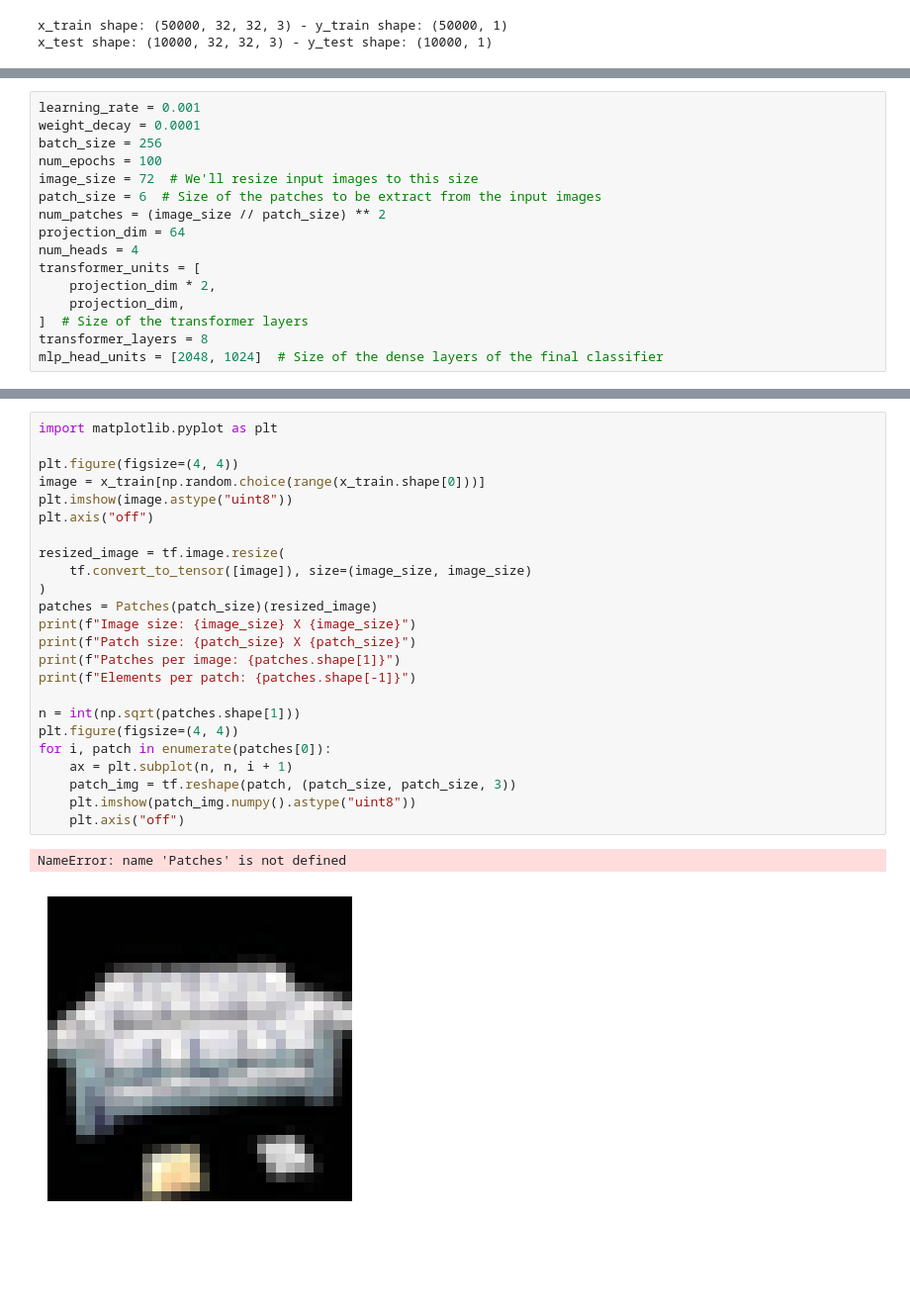
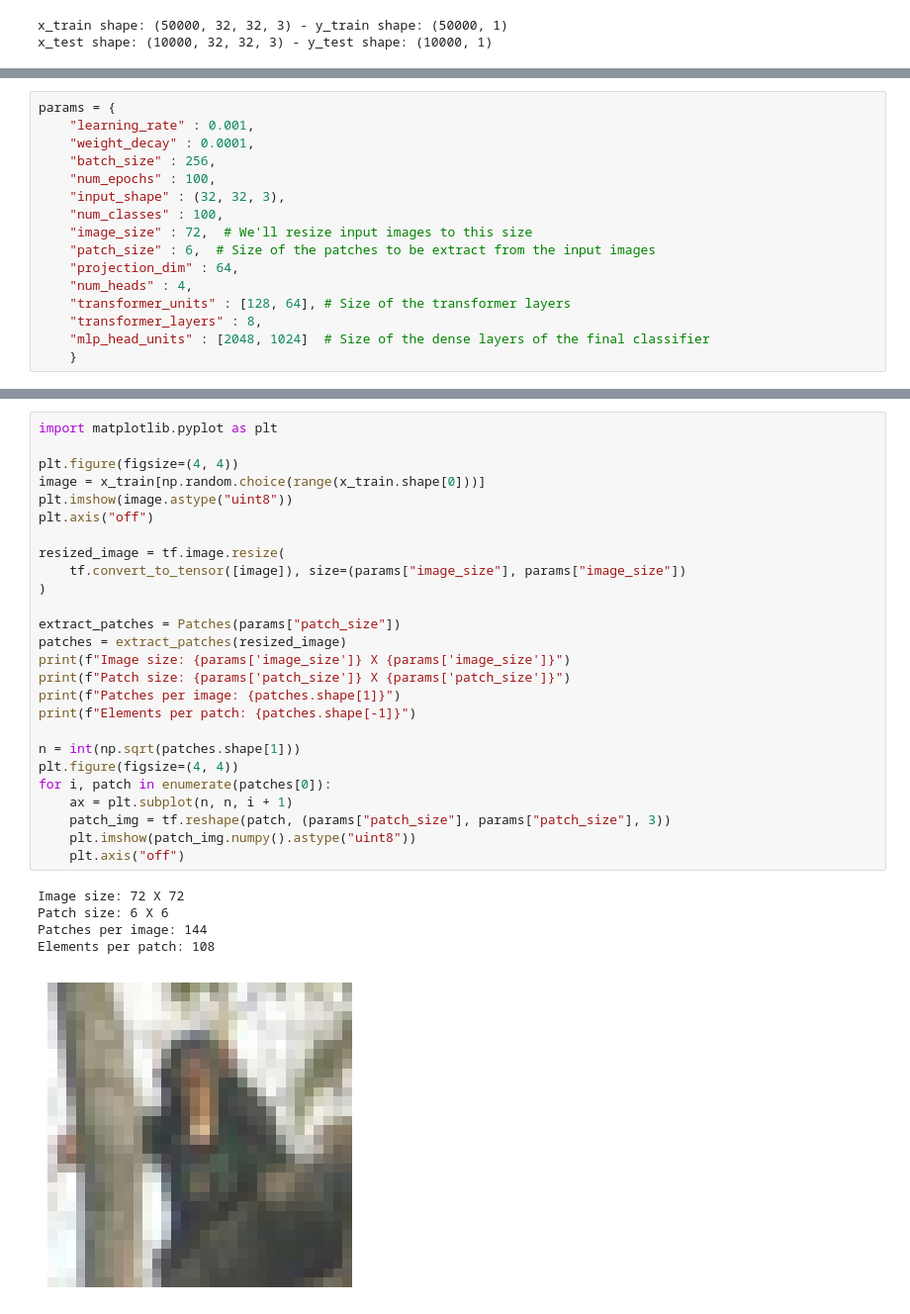
Before and after one commit to biancaziliotto/ComputerVisionProject, a Jupyter notebook: notebook.ipynb, the cells around one changed output, grey strips where cells are left out. Shown at 99% size. Saved outputs shown, nothing was run; the diff lists cells and outputs as text; blank space fills up the shorter version.

```diff
--- a/notebook.ipynb
+++ b/notebook.ipynb
@@ -29,16 +29,16 @@ Hyperparameters
 # %%
-learning_rate = 0.001
-weight_decay = 0.0001
-batch_size = 256
-num_epochs = 100
-image_size = 72  # We'll resize input images to this size
-patch_size = 6  # Size of the patches to be extract from the input images
-num_patches = (image_size // patch_size) ** 2
-projection_dim = 64
-num_heads = 4
-transformer_units = [
-    projection_dim * 2,
-    projection_dim,
-]  # Size of the transformer layers
-transformer_layers = 8
-mlp_head_units = [2048, 1024]  # Size of the dense layers of the final classifier
+params = {
+    "learning_rate" : 0.001,
+    "weight_decay" : 0.0001,
+    "batch_size" : 256,
+    "num_epochs" : 100,
+    "input_shape" : (32, 32, 3),
+    "num_classes" : 100,
+    "image_size" : 72,  # We'll resize input images to this size
+    "patch_size" : 6,  # Size of the patches to be extract from the input images
+    "projection_dim" : 64,
+    "num_heads" : 4,
+    "transformer_units" : [128, 64], # Size of the transformer layers
+    "transformer_layers" : 8,
+    "mlp_head_units" : [2048, 1024]  # Size of the dense layers of the final classifier
+    }
@@ -45,27 +47,32 @@ mlp_head_units = [2048, 1024]  # Size of the dense layers of the final classifie
 # %%
 import matplotlib.pyplot as plt
 
 plt.figure(figsize=(4, 4))
 image = x_train[np.random.choice(range(x_train.shape[0]))]
 plt.imshow(image.astype("uint8"))
 plt.axis("off")
 
 resized_image = tf.image.resize(
-    tf.convert_to_tensor([image]), size=(image_size, image_size)
+    tf.convert_to_tensor([image]), size=(params["image_size"], params["image_size"])
 )
-patches = Patches(patch_size)(resized_image)
-print(f"Image size: {image_size} X {image_size}")
-print(f"Patch size: {patch_size} X {patch_size}")
+
+extract_patches = Patches(params["patch_size"])
+patches = extract_patches(resized_image)
+print(f"Image size: {params['image_size']} X {params['image_size']}")
+print(f"Patch size: {params['patch_size']} X {params['patch_size']}")
 print(f"Patches per image: {patches.shape[1]}")
 print(f"Elements per patch: {patches.shape[-1]}")
 
 n = int(np.sqrt(patches.shape[1]))
 plt.figure(figsize=(4, 4))
 for i, patch in enumerate(patches[0]):
     ax = plt.subplot(n, n, i + 1)
-    patch_img = tf.reshape(patch, (patch_size, patch_size, 3))
+    patch_img = tf.reshape(patch, (params["patch_size"], params["patch_size"], 3))
     plt.imshow(patch_img.numpy().astype("uint8"))
     plt.axis("off")
 # %% [output]
-NameError: name 'Patches' is not defined
+Image size: 72 X 72
+Patch size: 6 X 6
+Patches per image: 144
+Elements per patch: 108
-[figure, old version]
+[figure, new version]
```
Also changed, not shown: parts of 14 cells of this notebook, 4 other files.
